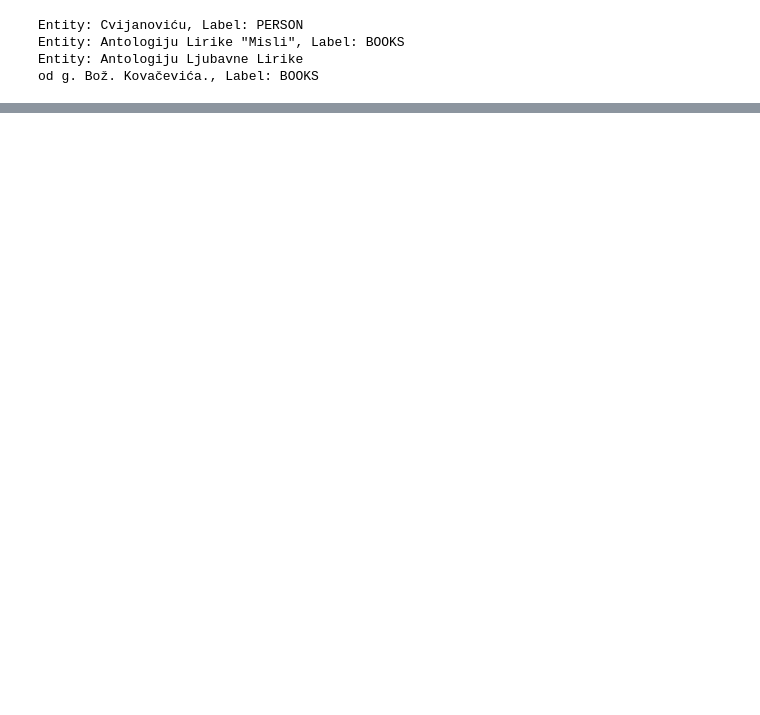
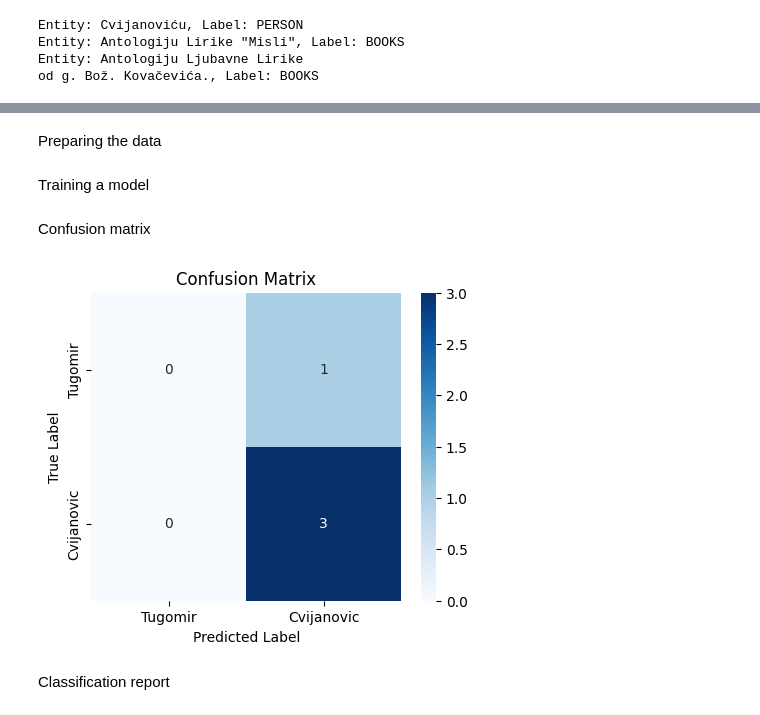
Before and after one commit to Kovelja009/nlp_ivo_andric, a Jupyter notebook: nlp.ipynb, the cells around one changed output, grey strips where cells are left out. Saved outputs shown, nothing was run; the diff lists cells and outputs as text; code cells hidden in the pictures; blank space fills up the shorter version.

```diff
--- a/nlp.ipynb
+++ b/nlp.ipynb
@@ -727,0 +740,41 @@ od g. Bož. Kovačevića., Label: BOOKS
+# %% [markdown]
+Preparing the data
+# %%
+# Load dataset
+df = pd.read_csv("letters_classification.csv")
+
+# Encode text into numerical features using TF-IDF
+vectorizer = TfidfVectorizer()
+X = vectorizer.fit_transform(df["Letter"])  # Transform text into numerical features
+y = df["Receiver"]  # Target labels
+
+# Encode classes numerically if needed
+y = pd.factorize(y)[0]  # Converts class names into numbers (e.g., "Cvijanovic" -> 0)
+
+# Perform train-test split (70-30) with stratification
+X_train, X_test, y_train, y_test = train_test_split(X, y, test_size=0.3, stratify=y, random_state=42)
+# %% [markdown]
+Training a model
+# %%
+# Train a simple Logistic Regression model
+model = LogisticRegression()
+model.fit(X_train, y_train)
+
+# Predict on test data
+y_pred = model.predict(X_test)
+# %% [markdown]
+Confusion matrix
+# %%
+
+# Plot Confusion Matrix
+plt.figure(figsize=(5, 4))
+sns.heatmap(confusion_matrix(y_test, y_pred), annot=True, cmap="Blues", fmt="d",
+            xticklabels=["Tugomir","Cvijanovic"], yticklabels=["Tugomir","Cvijanovic"])
+plt.xlabel("Predicted Label")
+plt.ylabel("True Label")
+plt.title("Confusion Matrix")
+plt.show()
+# %% [output]
+[figure, added]
+# %% [markdown]
+Classification report
```
Also changed, not shown: parts of 11 cells of this notebook, 2 other files.
